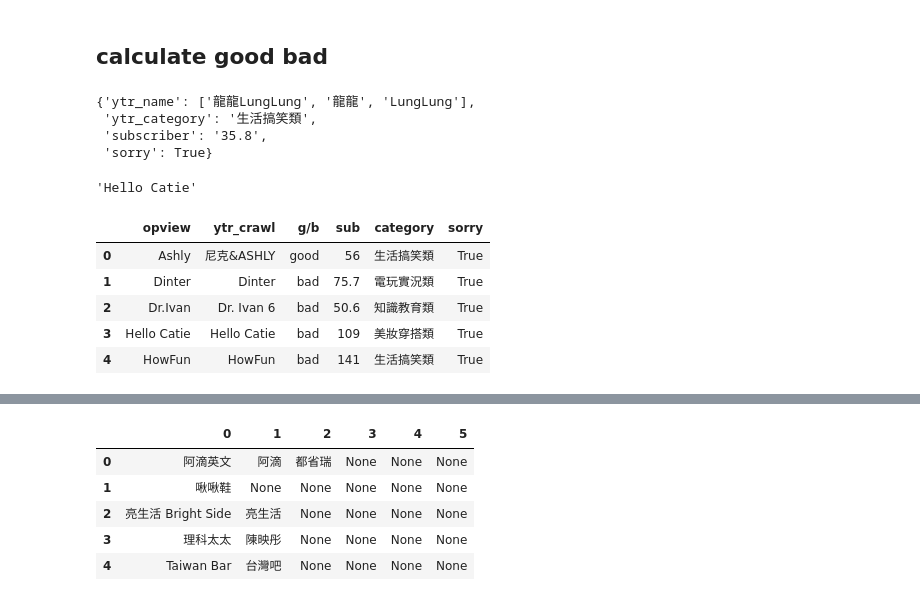
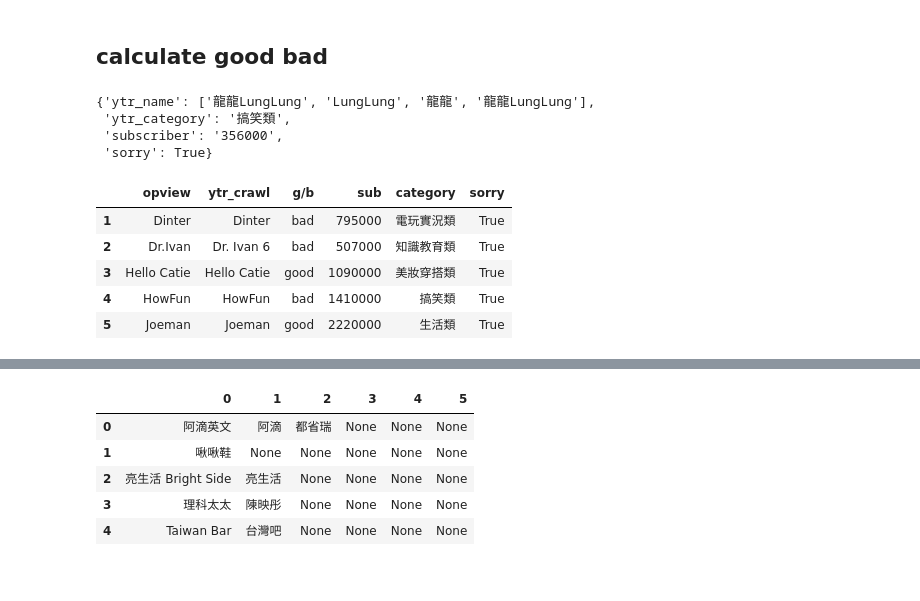
Before and after one commit to BOBO-LU/IM_final_project, a Jupyter notebook: bobo/opview_good_bad.ipynb, the cells around one changed output, grey strips where cells are left out. Saved outputs shown, nothing was run; the diff lists cells and outputs as text; code cells hidden in the pictures.

```diff
--- a/bobo/opview_good_bad.ipynb
+++ b/bobo/opview_good_bad.ipynb
@@ -306,20 +306,26 @@ op_view_ytrs = sorted(list(set([x.replace("/", "_").split("_")[2]
 # %%
 # read 工作表1 and turn name&subscribe to dict
 ytr_data_dict = collections.OrderedDict()
-with open("../Youtuber名單 - 工作表1_20220109.csv", 'r') as f:
+with open("../Youtuber名單_ytr_final_list.csv", 'r') as f:
     rows = csv.reader(f)
     for row in rows:
-        if row[1] == "":
+        if row[0] == "":
             pass
-        if row[1] == "頻道(官方帳號)":
+        if row[0] == "頻道(官方帳號)":
             continue
         # name
         ytr_name = []
-        ytr_name.append(row[1].replace(
-            "/", " ").replace("   ", " ").split("\n")[0])
-        ytr_name.extend(row[3].replace("、", "\n").split("\n"))
+        ytr_name.append(row[0])
+
+        # nickname
+        nickname = row[4].replace("、", "\n").split("\n")
+
+        if len(nickname) > 0 and nickname[0] != "":
+            ytr_name.extend(nickname)
+
+
         # category
-        ytr_category = row[0]
+        ytr_category = row[8]
         # subscriber
         subscribe = row[2].replace("萬", "")
         # sorry or not
@@ -329,9 +335,9 @@ with open("../Youtuber名單 - 工作表1_20220109.csv", 'r') as f:
 
 ytr_data_dict['龍龍LungLung']
 # %% [output]
-{'ytr_name': ['龍龍LungLung', '龍龍', 'LungLung'],
- 'ytr_category': '生活搞笑類',
- 'subscriber': '35.8',
+{'ytr_name': ['龍龍LungLung', 'LungLung', '龍龍', '龍龍LungLung'],
+ 'ytr_category': '搞笑類',
+ 'subscriber': '356000',
  'sorry': True}
 # %%
 # convert data to list
@@ -368,23 +374,20 @@ for idx, ytr in enumerate(op_view_ytrs):
     else:
         good_bad_list[idx] = "bad"
         # print(f"{ytr.ljust(30)}{'bad'}")
-# %%
-op_view_ytrs[3]
-# %% [output]
-'Hello Catie'
 # %%
 df = pd.DataFrame(
     [op_view_ytrs, ytr_channel_name_list, good_bad_list, subscribe_list, category_list, sorry_list])
 df = df.T.set_axis(["opview", "ytr_crawl", "g/b", "sub", "category", "sorry"], axis=1)
+df = df[ df['sorry'] == True]
 display(df.head())
 df.to_csv("../ytr_data.csv")
 # %% [output]
 |  | opview | ytr_crawl | g/b | sub | category | sorry |
-| 0 | Ashly | 尼克&ASHLY | good | 56 | 生活搞笑類 | True |
-| 1 | Dinter | Dinter | bad | 75.7 | 電玩實況類 | True |
-| 2 | Dr.Ivan | Dr. Ivan 6 | bad | 50.6 | 知識教育類 | True |
-| 3 | Hello Catie | Hello Catie | bad | 109 | 美妝穿搭類 | True |
-| 4 | HowFun | HowFun | bad | 141 | 生活搞笑類 | True |
+| 1 | Dinter | Dinter | bad | 795000 | 電玩實況類 | True |
+| 2 | Dr.Ivan | Dr. Ivan 6 | bad | 507000 | 知識教育類 | True |
+| 3 | Hello Catie | Hello Catie | good | 1090000 | 美妝穿搭類 | True |
+| 4 | HowFun | HowFun | bad | 1410000 | 搞笑類 | True |
+| 5 | Joeman | Joeman | good | 2220000 | 生活類 | True |
 # %%
 ytr_data_df = pd.read_csv(
     '../ytr_data.csv', names=["opview", "ytr_crawl", "g/b", "sub", "category", "sorry"], header=0)
```
Also changed, not shown: parts of 1 cell of this notebook, 14 other files.
